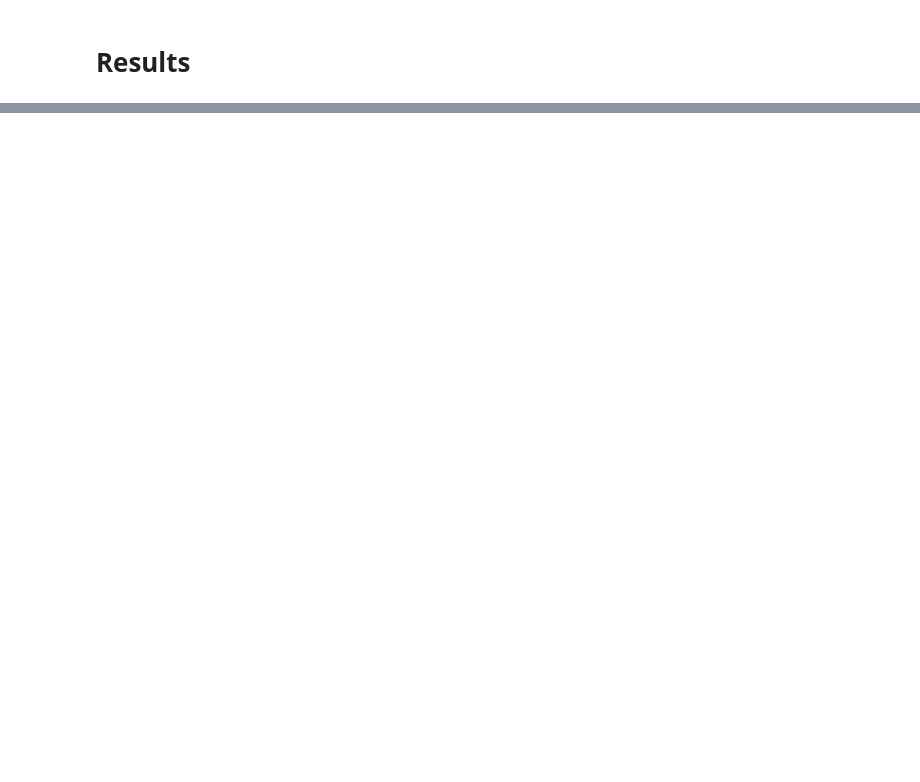
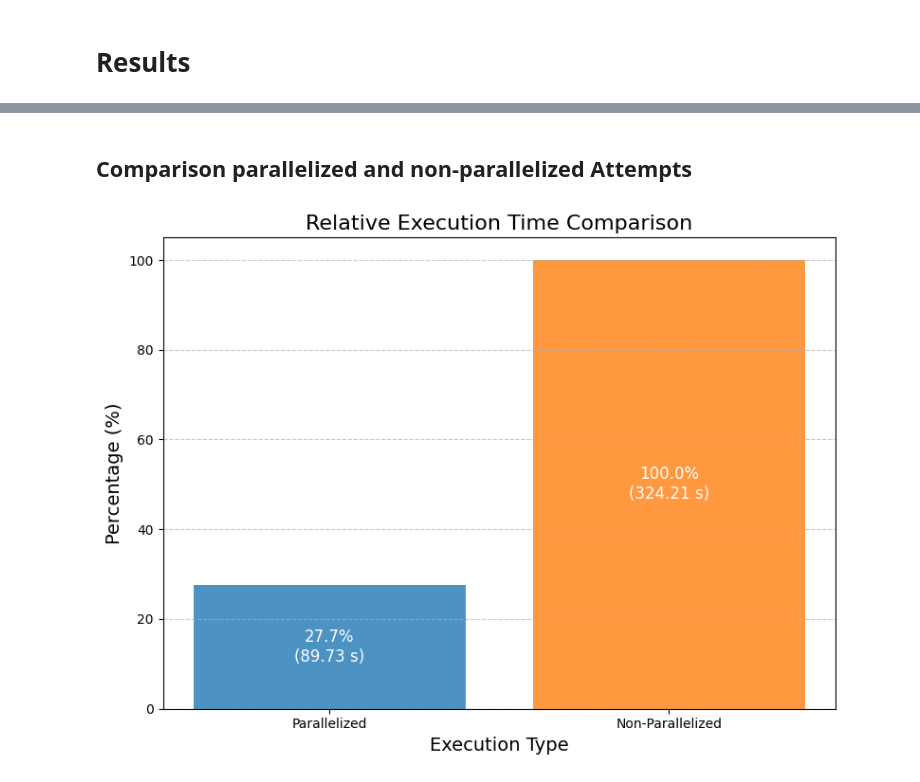
Before and after one commit to aeblik/ohpc, a Jupyter notebook: Project_Solero.ipynb, the cells around one changed output, grey strips where cells are left out. Cells and saved outputs as stored; diff of their text form; code cells hidden in the pictures; blank space fills up the shorter version.

```diff
--- a/Project_Solero.ipynb
+++ b/Project_Solero.ipynb
@@ -144,0 +651,65 @@ def calibration_task(x0_noise):
+# %% [markdown]
+## Comparison parallelized and non-parallelized Attempts
+# %%
+import matplotlib.pyplot as plt
+
+# Funktion zum Einlesen der Zeiten aus .txt-Dateien
+def read_runtime_from_file(file_path):
+    try:
+        with open(file_path, "r") as file:
+            line = file.readline().strip()
+            # Extrahiere die Zeit aus der Textzeile
+            runtime = float(line.split(":")[1].split(" ")[1])
+            return runtime
+    except FileNotFoundError:
+        print(f"File {file_path} not found!")
+        return None
+
+# Dateien für die Laufzeiten
+parallel_file = "parallel_runtime.txt"
+non_parallel_file = "non_parallel_runtime.txt"
+
+# Laufzeiten einlesen
+parallel_runtime = read_runtime_from_file(parallel_file)
+non_parallel_runtime = read_runtime_from_file(non_parallel_file)
+
+# Check, ob die Laufzeiten erfolgreich eingelesen wurden
+if parallel_runtime is None or non_parallel_runtime is None:
+    print("Error: Could not read runtimes. Ensure the .txt files exist and are formatted correctly.")
+else:
+    # Zeiten in Sekunden
+    execution_times = [parallel_runtime, non_parallel_runtime]
+    labels = ["Parallelized", "Non-Parallelized"]
+
+    # Prozentsatz berechnen
+    percentages = [time / max(execution_times) * 100 for time in execution_times]
+
+    # Plot erstellen
+    plt.figure(figsize=(8, 6))
+    colors = ["#1f77b4", "#ff7f0e"]  # Neue Farben: Blau und Orange
+    bars = plt.bar(labels, percentages, color=colors, alpha=0.8)
+
+    # Titel und Achsenbeschriftungen
+    plt.title("Relative Execution Time Comparison", fontsize=16)
+    plt.ylabel("Percentage (%)", fontsize=14)
+    plt.xlabel("Execution Type", fontsize=14)
+
+    # Werte innerhalb der Balken anzeigen
+    for bar, pct, time in zip(bars, percentages, execution_times):
+        height = bar.get_height()
+        plt.text(
+            bar.get_x() + bar.get_width() / 2,  # X-Position (Mitte des Balkens)
+            height / 2,  # Y-Position (in der Mitte des Balkens)
+            f"{pct:.1f}%\n({time:.2f} s)",  # Text (Prozentsatz und Zeit)
+            ha="center", va="center", fontsize=12, color="white"
+        )
+
+    # Gitter hinzufügen
+    plt.grid(axis="y", linestyle="--", alpha=0.7)
+
+    # Plot anzeigen
+    plt.tight_layout()
+    plt.savefig("execution_time_comparison.png")
+    plt.show()
+# %% [output]
+[figure, added]
```
Also changed, not shown: parts of 16 cells of this notebook, 11 other files.
